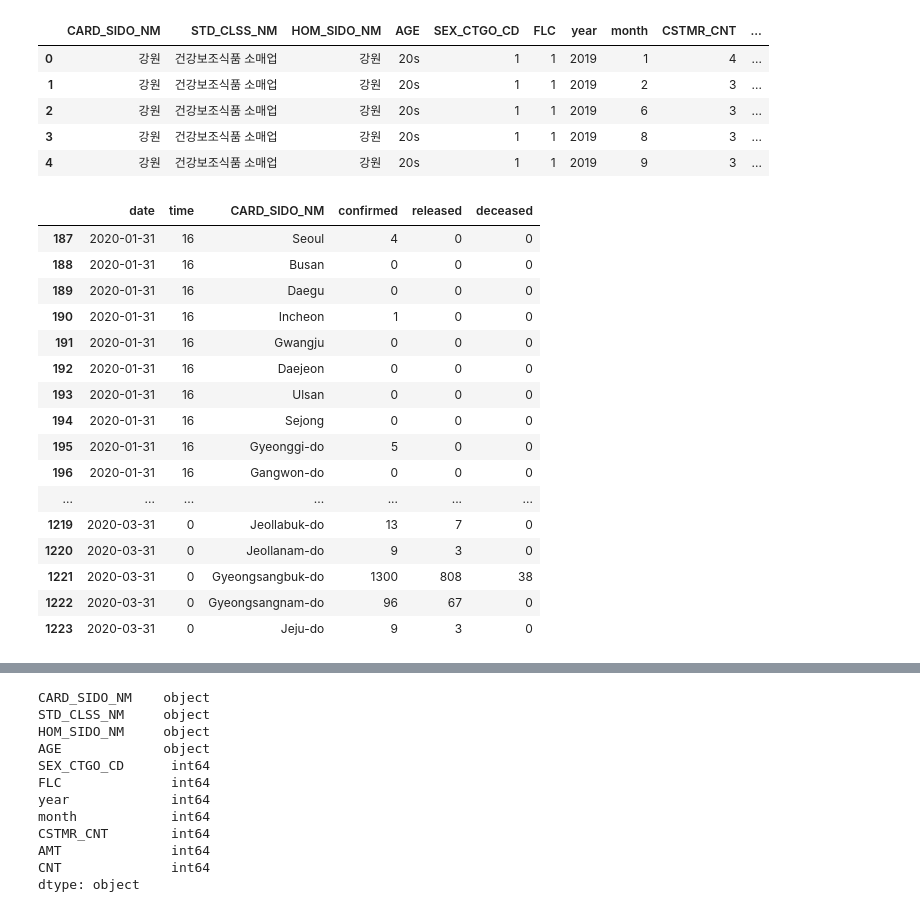
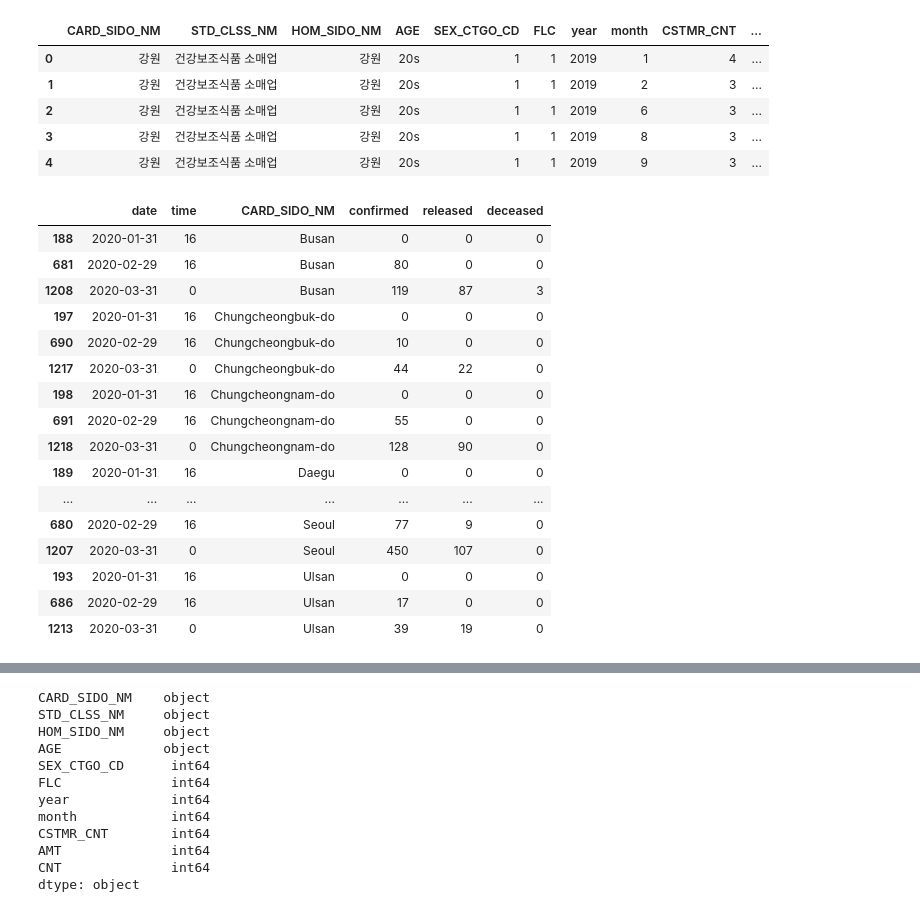
Before and after one commit to dhxoghks95/2020_jeju_creditcard, a Jupyter notebook: code/preprocessing_EDA/jeju_competition_2.ipynb, the cells around one changed output, grey strips where cells are left out. Saved outputs shown, nothing was run; the diff lists cells and outputs as text; code cells hidden in the pictures.

```diff
--- a/code/preprocessing_EDA/jeju_competition_2.ipynb
+++ b/code/preprocessing_EDA/jeju_competition_2.ipynb
@@ -21,29 +21,33 @@ train_realdata.head()
 # %%
 corona = pd.read_csv('C:/workspace/jeju/2020_jeju_creditcard/data/Corona_timeprovince.csv')
 corona.head()
 corona_real = corona[corona.date<="2020-03-31"]
 
 is_thirtyone = corona_real['date'].isin(['2020-01-31','2020-02-29','2020-03-31'])
 corona_real = corona_real[is_thirtyone]
 corona_real
 
 corona_real.rename(columns={'province':'CARD_SIDO_NM'},inplace=True)
+
+corona_real = corona_real.sort_values(['CARD_SIDO_NM','date'])
+
+
 corona_real
 # %% [output]
 |  | date | time | CARD_SIDO_NM | confirmed | released | deceased |
-| 187 | 2020-01-31 | 16 | Seoul | 4 | 0 | 0 |
 | 188 | 2020-01-31 | 16 | Busan | 0 | 0 | 0 |
+| 681 | 2020-02-29 | 16 | Busan | 80 | 0 | 0 |
+| 1208 | 2020-03-31 | 0 | Busan | 119 | 87 | 3 |
+| 197 | 2020-01-31 | 16 | Chungcheongbuk-do | 0 | 0 | 0 |
+| 690 | 2020-02-29 | 16 | Chungcheongbuk-do | 10 | 0 | 0 |
+| 1217 | 2020-03-31 | 0 | Chungcheongbuk-do | 44 | 22 | 0 |
+| 198 | 2020-01-31 | 16 | Chungcheongnam-do | 0 | 0 | 0 |
+| 691 | 2020-02-29 | 16 | Chungcheongnam-do | 55 | 0 | 0 |
+| 1218 | 2020-03-31 | 0 | Chungcheongnam-do | 128 | 90 | 0 |
 | 189 | 2020-01-31 | 16 | Daegu | 0 | 0 | 0 |
-| 190 | 2020-01-31 | 16 | Incheon | 1 | 0 | 0 |
-| 191 | 2020-01-31 | 16 | Gwangju | 0 | 0 | 0 |
-| 192 | 2020-01-31 | 16 | Daejeon | 0 | 0 | 0 |
+| ... | ... | ... | ... | ... | ... | ... |
+| 680 | 2020-02-29 | 16 | Seoul | 77 | 9 | 0 |
+| 1207 | 2020-03-31 | 0 | Seoul | 450 | 107 | 0 |
 | 193 | 2020-01-31 | 16 | Ulsan | 0 | 0 | 0 |
-| 194 | 2020-01-31 | 16 | Sejong | 0 | 0 | 0 |
-| 195 | 2020-01-31 | 16 | Gyeonggi-do | 5 | 0 | 0 |
-| 196 | 2020-01-31 | 16 | Gangwon-do | 0 | 0 | 0 |
-| ... | ... | ... | ... | ... | ... | ... |
-| 1219 | 2020-03-31 | 0 | Jeollabuk-do | 13 | 7 | 0 |
-| 1220 | 2020-03-31 | 0 | Jeollanam-do | 9 | 3 | 0 |
-| 1221 | 2020-03-31 | 0 | Gyeongsangbuk-do | 1300 | 808 | 38 |
-| 1222 | 2020-03-31 | 0 | Gyeongsangnam-do | 96 | 67 | 0 |
-| 1223 | 2020-03-31 | 0 | Jeju-do | 9 | 3 | 0 |
+| 686 | 2020-02-29 | 16 | Ulsan | 17 | 0 | 0 |
+| 1213 | 2020-03-31 | 0 | Ulsan | 39 | 19 | 0 |
```
Also changed, not shown: parts of 4 cells of this notebook, 1 other file.
